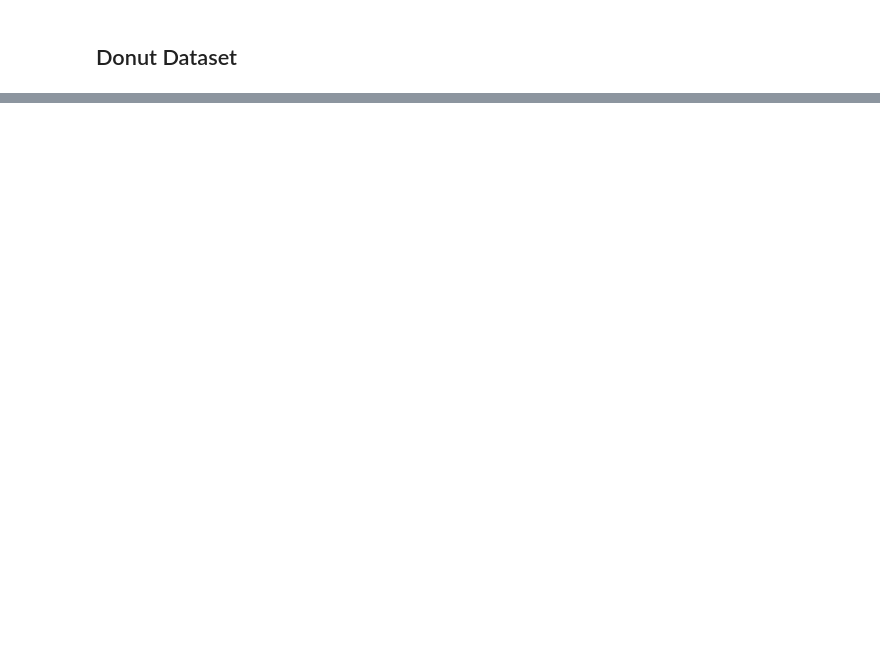
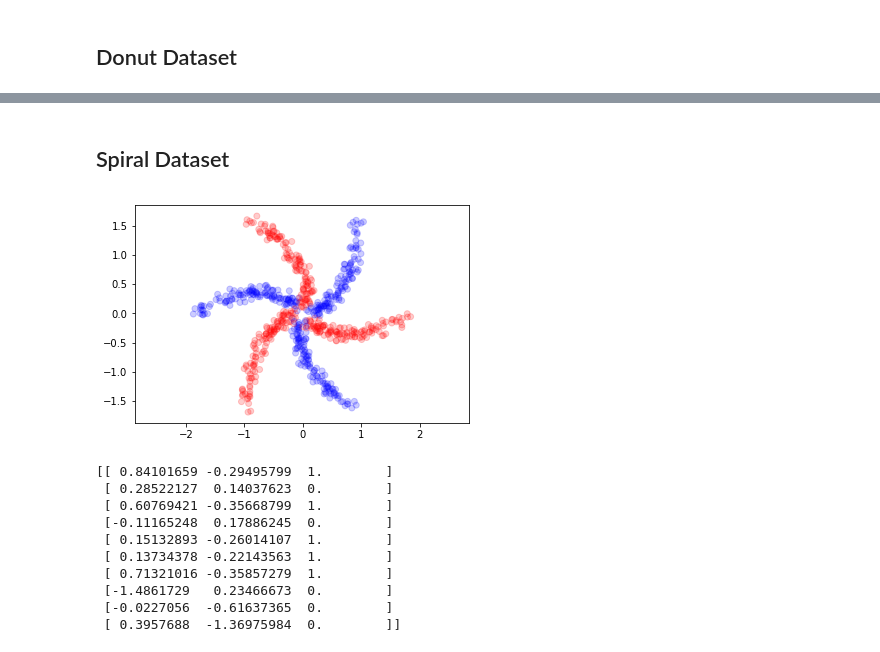
Before and after one commit to woo-chia-wei/python-data-visualization, a Jupyter notebook: dataset_in_different_shapes.ipynb, the cells around one changed output, grey strips where cells are left out. Saved outputs shown, nothing was run; the diff lists cells and outputs as text; code cells hidden in the pictures; blank space fills up the shorter version.

Commit message:
Added spiral dataset.

```diff
--- a/dataset_in_different_shapes.ipynb
+++ b/dataset_in_different_shapes.ipynb
@@ -90,0 +115,74 @@ print(training[:10])
+# %% [markdown]
+## Spiral Dataset
+# %%
+################
+# Configuration
+################
+a = 1
+b = 1
+size = 120
+delta = 0.15
+
+##########################
+# Create 2D-coordinates
+##########################
+def spiral_data(a, b, size, delta, rotation):
+
+    # Polar coordinates
+    angles = np.interp(np.random.rand(size), [0, 1], [np.pi/20, np.pi/3])
+    radii = a * np.exp(b * angles) - a
+    x = radii * np.cos(angles)
+    y = radii * np.sin(angles)
+
+    # Create random neighbours
+    r = np.interp(np.random.rand(size), [0, 1], [0, delta])
+    t = np.interp(np.random.rand(size), [0, 1], [0, np.pi * 2])
+    x, y = x + r * np.cos(t), y + r * np.sin(t)
+
+    # Rotate all the points
+    x, y = x * np.cos(rotation) - y * np.sin(rotation), x * np.sin(rotation) + y * np.cos(rotation)
+    return np.column_stack((x, y))
+
+X = np.vstack((spiral_data(a, b, size, delta, np.pi / 3 * 0),
+               spiral_data(a, b, size, delta, np.pi / 3 * 2),
+               spiral_data(a, b, size, delta, np.pi / 3 * 4),
+               spiral_data(a, b, size, delta, np.pi / 3 * 1),
+               spiral_data(a, b, size, delta, np.pi / 3 * 3),
+               spiral_data(a, b, size, delta, np.pi / 3 * 5)))
+
+#################
+# Create labels
+#################
+Y = np.concatenate((np.repeat(0, size * 3),
+                    np.repeat(1, size * 3)))
+
+#########################################################
+# Combine X and Y to be training set with shuffled order
+#########################################################
+training = np.column_stack((X, Y))
+np.random.shuffle(training)
+
+#####################
+# Create scatterplot
+#####################
+colors = ['blue', 'red']
+plt.scatter(training[:, 0], training[:, 1], c=training[:, 2], alpha=0.2, cmap=ListedColormap(colors))
+plt.axis('equal')
+plt.show()
+
+##########################
+# Print first 10 records
+##########################
+print(training[:10])
+# %% [output]
+[figure, added]
+[[ 0.84101659 -0.29495799  1.        ]
+ [ 0.28522127  0.14037623  0.        ]
+ [ 0.60769421 -0.35668799  1.        ]
+ [-0.11165248  0.17886245  0.        ]
+ [ 0.15132893 -0.26014107  1.        ]
+ [ 0.13734378 -0.22143563  1.        ]
+ [ 0.71321016 -0.35857279  1.        ]
+ [-1.4861729   0.23466673  0.        ]
+ [-0.0227056  -0.61637365  0.        ]
+ [ 0.3957688  -1.36975984  0.        ]]
```
Also changed, not shown: parts of 2 cells of this notebook.
